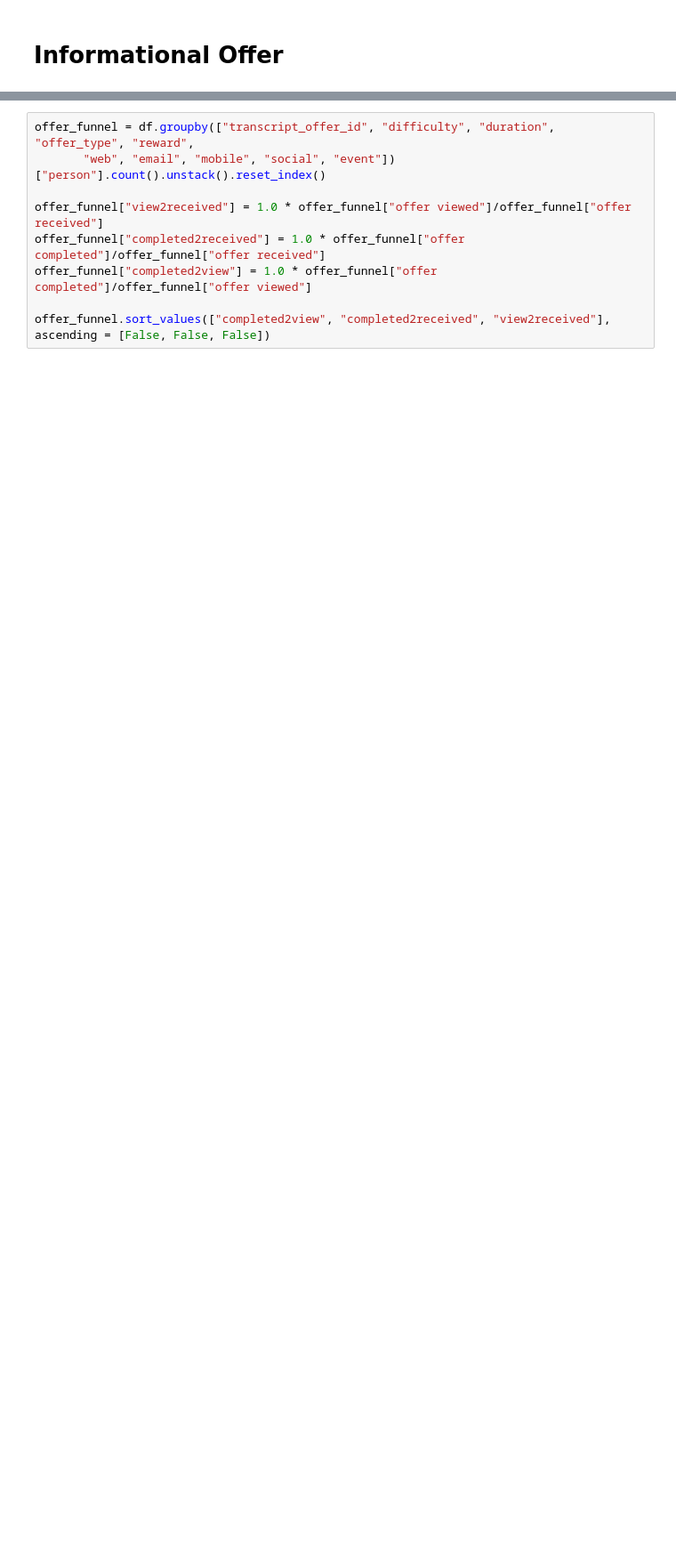
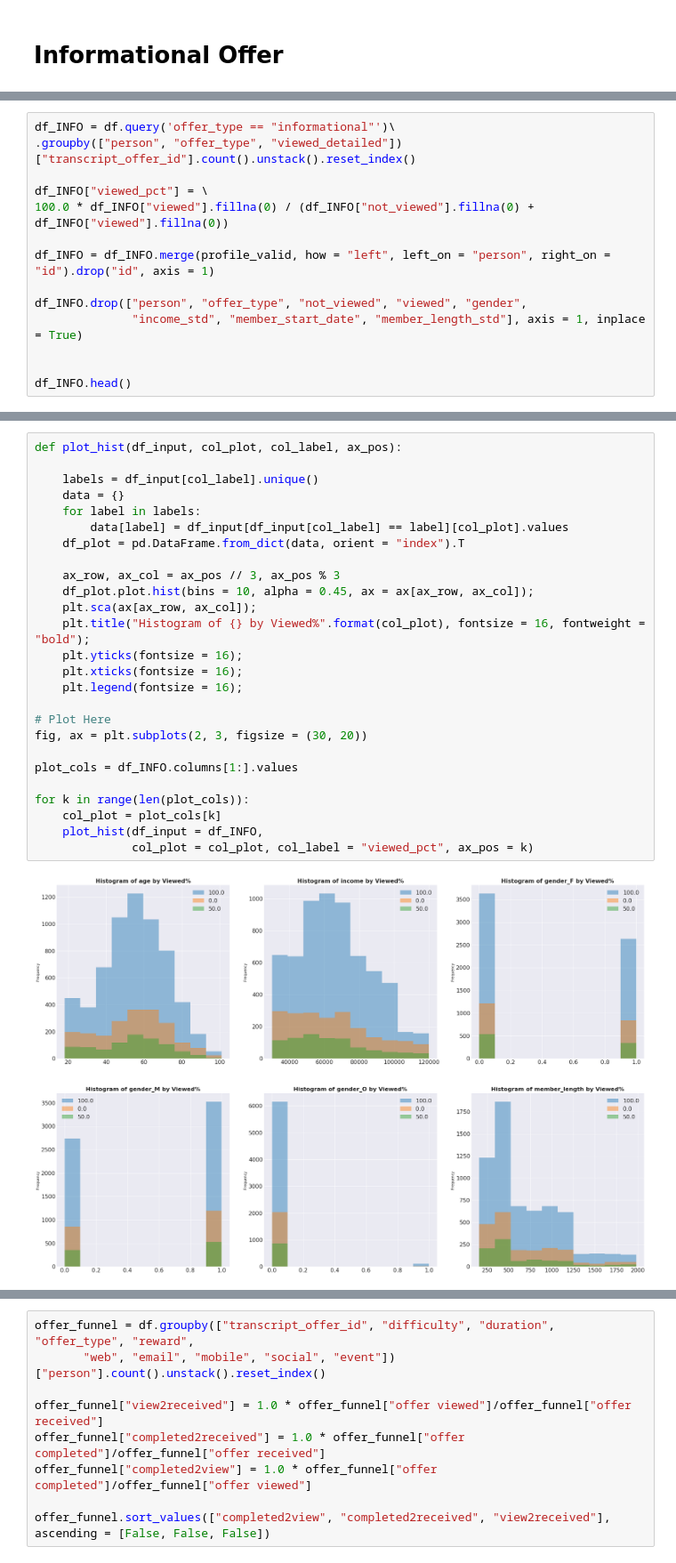
Before and after one commit to qinliu1023/Starbucks_Promotional_Offer, a Jupyter notebook: Starbucks_Promotional_Offer.ipynb, the cells around one changed output, grey strips where cells are left out. Shown: that part at 89% size. Saved outputs shown, nothing was run; the diff lists cells and outputs as text; blank space fills up the shorter version.

```diff
--- a/Starbucks_Promotional_Offer.ipynb
+++ b/Starbucks_Promotional_Offer.ipynb
@@ -537,0 +475,14 @@ Index(['channels', 'difficulty', 'duration', 'id', 'offer_type', 'reward',
+# %%
+df_INFO = df.query('offer_type == "informational"')\
+.groupby(["person", "offer_type", "viewed_detailed"])["transcript_offer_id"].count().unstack().reset_index()
+
+df_INFO["viewed_pct"] = \
+100.0 * df_INFO["viewed"].fillna(0) / (df_INFO["not_viewed"].fillna(0) + df_INFO["viewed"].fillna(0))
+
+df_INFO = df_INFO.merge(profile_valid, how = "left", left_on = "person", right_on = "id").drop("id", axis = 1)
+
+df_INFO.drop(["person", "offer_type", "not_viewed", "viewed", "gender",
+              "income_std", "member_start_date", "member_length_std"], axis = 1, inplace = True)
+
+
+df_INFO.head()
@@ -537,0 +502,28 @@ Index(['channels', 'difficulty', 'duration', 'id', 'offer_type', 'reward',
+# %%
+def plot_hist(df_input, col_plot, col_label, ax_pos):
+
+    labels = df_input[col_label].unique()
+    data = {}
+    for label in labels:
+        data[label] = df_input[df_input[col_label] == label][col_plot].values
+    df_plot = pd.DataFrame.from_dict(data, orient = "index").T
+
+    ax_row, ax_col = ax_pos // 3, ax_pos % 3
+    df_plot.plot.hist(bins = 10, alpha = 0.45, ax = ax[ax_row, ax_col]);
+    plt.sca(ax[ax_row, ax_col]);
+    plt.title("Histogram of {} by Viewed%".format(col_plot), fontsize = 16, fontweight = "bold");
+    plt.yticks(fontsize = 16);
+    plt.xticks(fontsize = 16);
+    plt.legend(fontsize = 16);
+
+# Plot Here
+fig, ax = plt.subplots(2, 3, figsize = (30, 20))
+
+plot_cols = df_INFO.columns[1:].values
+
+for k in range(len(plot_cols)):
+    col_plot = plot_cols[k]
+    plot_hist(df_input = df_INFO,
+              col_plot = col_plot, col_label = "viewed_pct", ax_pos = k)
+# %% [output]
+[figure, added]
```
Also changed, not shown: parts of 29 cells of this notebook.
